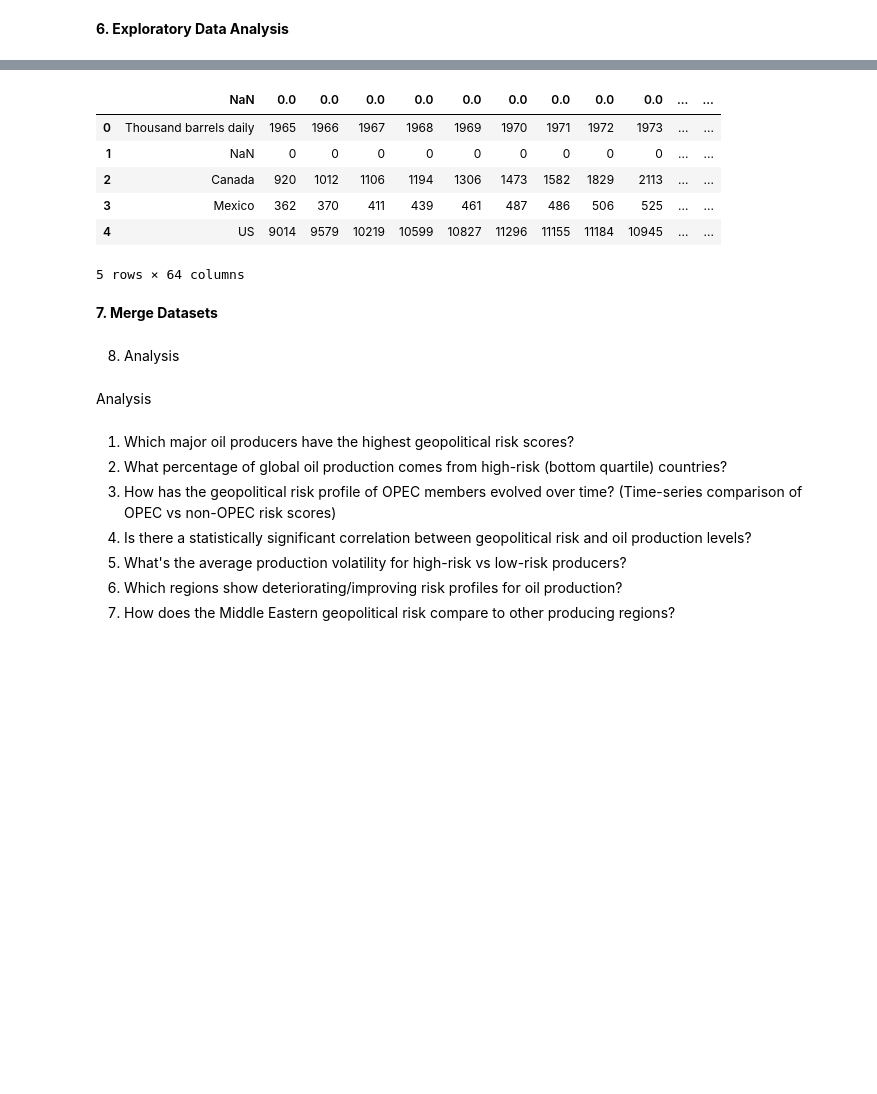
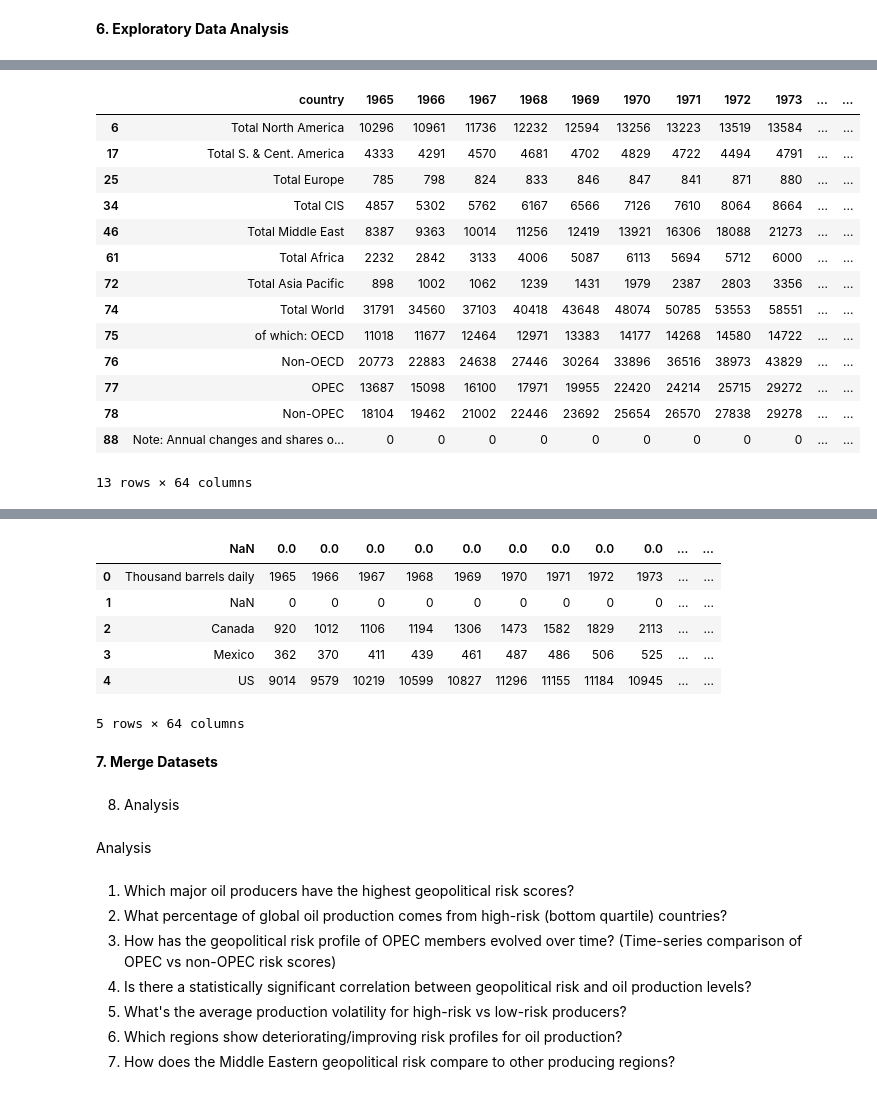
Before and after one commit to EMuritu/Geopolitical_Risk_Index, a Jupyter notebook: Geopolitical_Risk_Index.ipynb, the cells around one changed output, grey strips where cells are left out. Saved outputs shown, nothing was run; the diff lists cells and outputs as text; code cells hidden in the pictures; blank space fills up the shorter version.

```diff
--- a/Geopolitical_Risk_Index.ipynb
+++ b/Geopolitical_Risk_Index.ipynb
@@ -314,0 +377,5 @@ oil_producing_countries.columns.to_list()
+# %%
+#Rename columns
+filtered_oil_df= oil_producing_countries.columns = ['country','1965','1966','1967','1968','1969','1970','1971','1972','1973','1974','1975','1976','1977','1978','1979','1980','1981','1982','1983','1984','1985','1986','1987','1988','1989','1990','1991','1992','1993','1994','1995','1996','1997','1998','1999','2000','2001','2002','2003','2004','2005','2006','2007','2008','2009','2010','2011','2012','2013','2014','2015','2016','2017','2018','2019','2020','2021','2022','2023','2024','2024_growth_per_annum','2014-24','2024_share']
+filtered_oil_df= oil_producing_countries.drop([0,1,2])
+filtered_oil_df.head()
@@ -314,0 +390,6 @@ oil_producing_countries.columns.to_list()
+# %%
+# Clean year columns (remove units, whitespace)
+filtered_oil_df.columns = [str(col).strip().replace(' (kb/d)', '') if isinstance(col, str) else col
+              for col in filtered_oil_df.columns]
+
+filtered_oil_df.head()
@@ -315,3 +434,28 @@ oil_producing_countries.columns.to_list()
+# %%
+# Remove aggregates and regional totals
+aggregates = ['Total', 'OECD','Non-OECD','OPEC', 'Non-OPEC' 'European Union', 'Former Soviet Union', 'World']
+clean_oil_df =filtered_oil_df[filtered_oil_df['country'].str.contains('|'.join(aggregates), case=False, na=False)]
+
+#bp_clean = bp_data[~bp_data['Country'].str.contains('Total|OECD|European Union', na=False)]
+#clean_oil_df = filtered_oil_df[filtered_oil_df['country'].str.contains('Total North America','Total S. & Cent. America','Total Middle East','Total Europe','Total CIS',	'Total','OECD','Non-OECD','OPEC','Non-OPEC' 'European Union', 'Former Soviet Union', 'World')', na=False)]
+
+clean_oil_df.head(20)
+# %% [output]
+|  | country | 1965 | 1966 | 1967 | 1968 | 1969 | 1970 | 1971 | 1972 | 1973 | ... | ... |
+| 6 | Total North America | 10296 | 10961 | 11736 | 12232 | 12594 | 13256 | 13223 | 13519 | 13584 | ... | ... |
+| 17 | Total S. & Cent. America | 4333 | 4291 | 4570 | 4681 | 4702 | 4829 | 4722 | 4494 | 4791 | ... | ... |
+| 25 | Total Europe | 785 | 798 | 824 | 833 | 846 | 847 | 841 | 871 | 880 | ... | ... |
+| 34 | Total CIS | 4857 | 5302 | 5762 | 6167 | 6566 | 7126 | 7610 | 8064 | 8664 | ... | ... |
+| 46 | Total Middle East | 8387 | 9363 | 10014 | 11256 | 12419 | 13921 | 16306 | 18088 | 21273 | ... | ... |
+| 61 | Total Africa | 2232 | 2842 | 3133 | 4006 | 5087 | 6113 | 5694 | 5712 | 6000 | ... | ... |
+| 72 | Total Asia Pacific | 898 | 1002 | 1062 | 1239 | 1431 | 1979 | 2387 | 2803 | 3356 | ... | ... |
+| 74 | Total World | 31791 | 34560 | 37103 | 40418 | 43648 | 48074 | 50785 | 53553 | 58551 | ... | ... |
+| 75 | of which: OECD | 11018 | 11677 | 12464 | 12971 | 13383 | 14177 | 14268 | 14580 | 14722 | ... | ... |
+| 76 | Non-OECD | 20773 | 22883 | 24638 | 27446 | 30264 | 33896 | 36516 | 38973 | 43829 | ... | ... |
+| 77 | OPEC | 13687 | 15098 | 16100 | 17971 | 19955 | 22420 | 24214 | 25715 | 29272 | ... | ... |
+| 78 | Non-OPEC | 18104 | 19462 | 21002 | 22446 | 23692 | 25654 | 26570 | 27838 | 29278 | ... | ... |
+| 88 | Note: Annual changes and shares o... | 0 | 0 | 0 | 0 | 0 | 0 | 0 | 0 | 0 | ... | ... |
+13 rows × 64 columns
 # %%
 oil_producing_countries.shape
 # %% [output]
```
Also changed, not shown: parts of 20 cells of this notebook.
